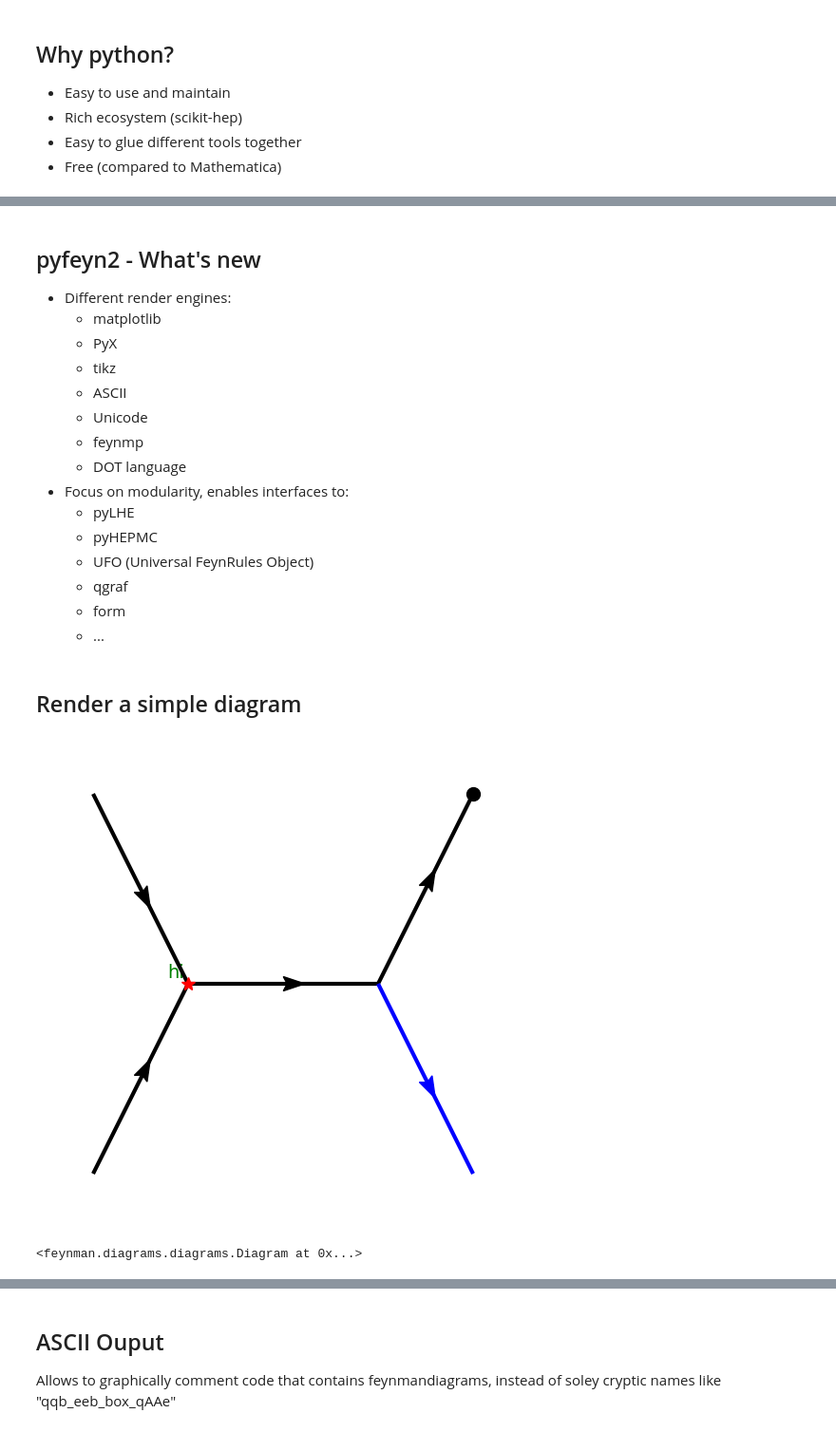
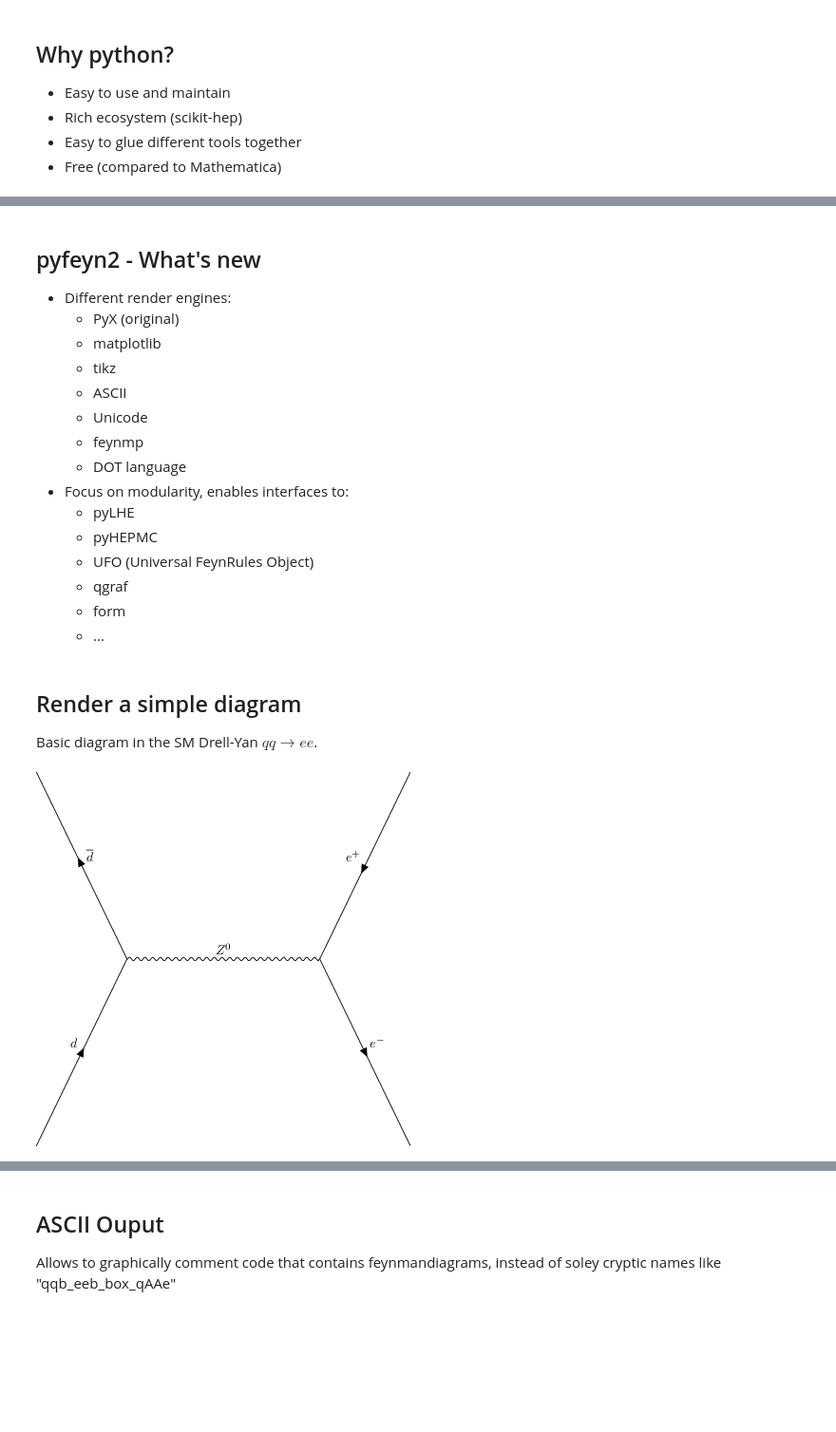
Before and after one commit to APN-Pucky/pyhep-2023, a Jupyter notebook: pyfeyn2.ipynb, the cells around one changed output, grey strips where cells are left out. Shown at 95% size. Cells and saved outputs as stored; diff of their text form; code cells hidden in the pictures; blank space fills up the shorter version.

```diff
--- a/pyfeyn2.ipynb
+++ b/pyfeyn2.ipynb
@@ -41,8 +41,8 @@ But let's first focus on pyfeyn and creating some diagrams.
 ## pyfeyn2 - What's new
 
 * Different render engines:
+    * PyX (original)
     * matplotlib
-    * PyX
     * tikz
     * ASCII
     * Unicode
@@ -71,21 +61,19 @@ from smpl_io import io
 # %% [markdown]
 ## Render a simple diagram
+
+Basic diagram in the SM Drell-Yan $qq\to ee$.
 # %%
-    fd = FeynmanDiagram()
-    v1 = Vertex("v1").with_xy(-1, 0).with_label("hi").with_style("label-color: green; color: red; symbol : star")
-    v2 = Vertex("v2").with_xy(1, 0)
-    p1 = Propagator("p1").connect(v1, v2).with_type("fermion").with_style("momentum-arrow: true; momentum-arrow-sense: -1")
-    l1 = Leg("l1").with_target(v1).with_xy(-2, 1).with_type("fermion").with_incoming()
-    l2 = Leg("l2").with_target(v1).with_xy(-2, -1).with_type("fermion").with_incoming()
-    l3 = Leg("l3").with_target(v2).with_xy(2, 1).with_type("fermion").with_outgoing().with_style("symbol : blob")
-    l4 = Leg("l4").with_target(v2).with_xy(2, -1).with_type("fermion").with_outgoing().with_style("color: blue;")
-    p1.with_source(v1)
-    p1.with_target(v2)
-    fd.propagators.append(p1)
-    fd.vertices.extend([v1, v2])
-    fd.legs.extend([l1, l2, l3, l4])
-    fr = FeynmanRender(fd)
-    fr.render(show=True)
+
+fd = FeynmanDiagram().add(
+    v1 := Vertex(),
+    v2 := Vertex(),
+    Propagator(pdgid=23).connect(v1,v2),
+    Leg(pdgid=1,target=v1,sense='incoming'),
+    Leg(pdgid=-1,target=v1).with_incoming(),
+    Leg(pdgid=11,sense='outgoing').with_target(v2),
+    Leg(pdgid=-11).with_target(v2).with_outgoing(),
+)
+
+fd
 # %% [output]
-[figure, old version]
+[figure, new version]
-<feynman.diagrams.diagrams.Diagram at 0x...>
```
Also changed, not shown: parts of 17 cells of this notebook, 2 other files.
